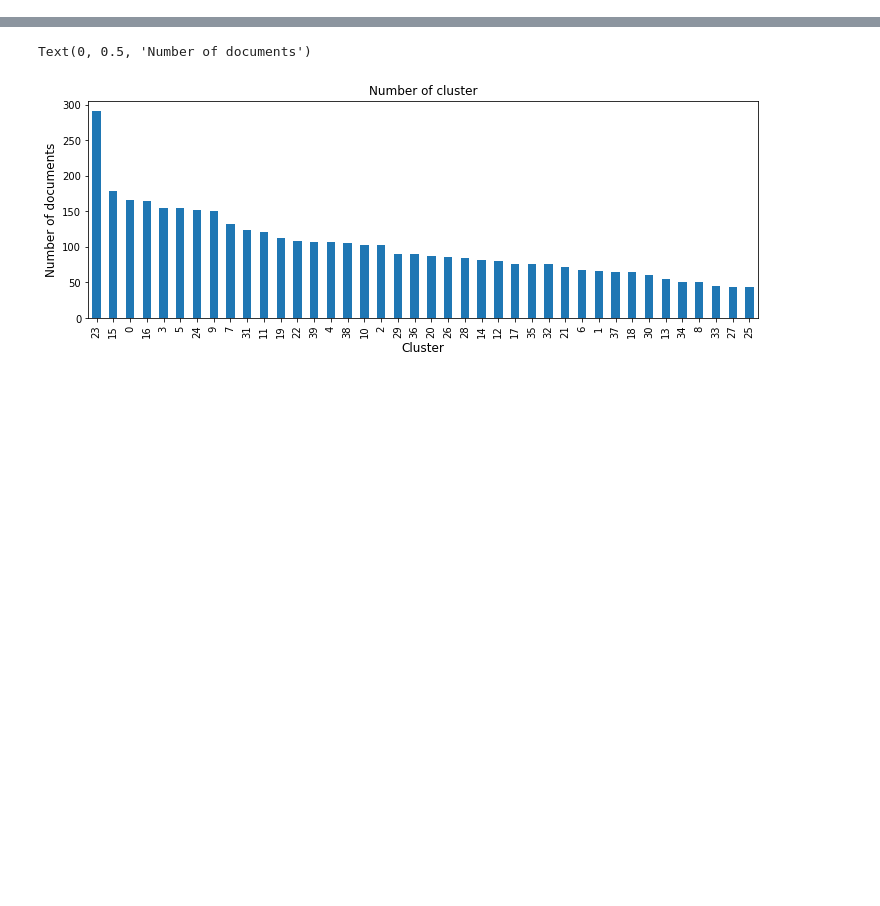
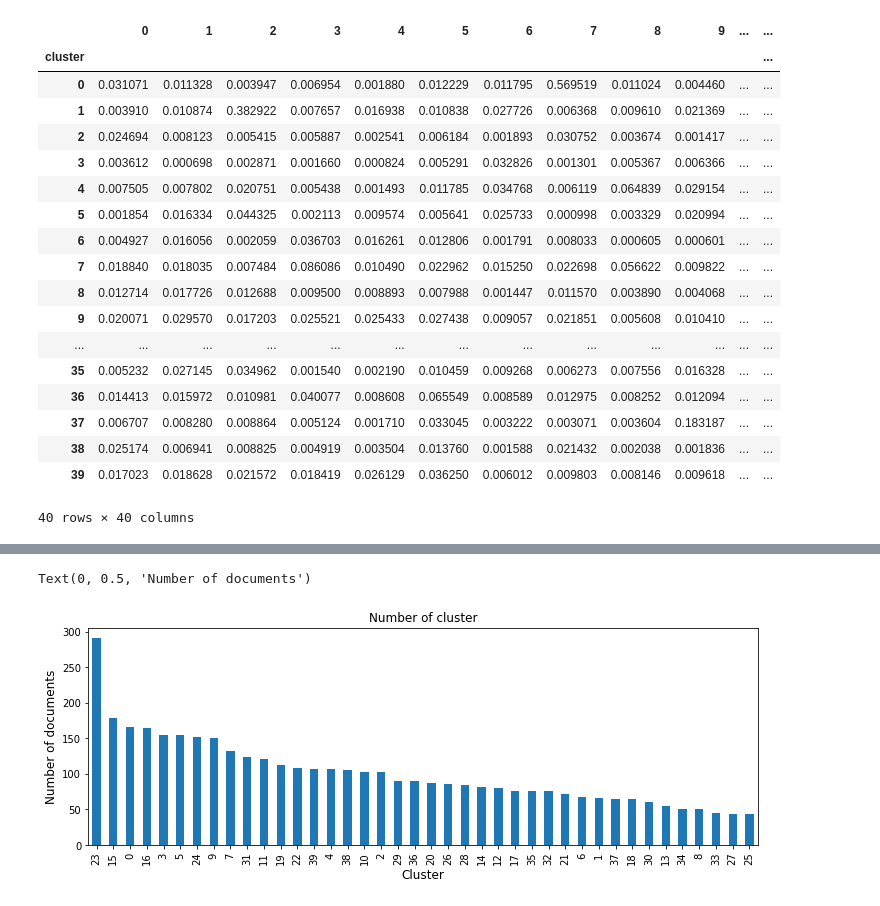
Before and after one commit to Kiminjo/Research-area-extract-from-papers, a Jupyter notebook: h_clustering.ipynb, the cells around one changed output, grey strips where cells are left out. Drawn from its saved outputs; the diff is of its cells as text; code cells hidden in the pictures; blank space fills up the shorter version.

Commit message:
cluster network

```diff
--- a/h_clustering.ipynb
+++ b/h_clustering.ipynb
@@ -26,0 +91,23 @@ possibility_vector = pd.read_csv('data/possibility_vector.csv')
+# %%
+cluster_vector = data.groupby('cluster').mean()
+cluster_vector
+# %% [output]
+|  | 0 | 1 | 2 | 3 | 4 | 5 | 6 | 7 | 8 | 9 | ... | ... |
+| cluster |  |  |  |  |  |  |  |  |  |  |  | ... |
+| 0 | 0.031071 | 0.011328 | 0.003947 | 0.006954 | 0.001880 | 0.012229 | 0.011795 | 0.569519 | 0.011024 | 0.004460 | ... | ... |
+| 1 | 0.003910 | 0.010874 | 0.382922 | 0.007657 | 0.016938 | 0.010838 | 0.027726 | 0.006368 | 0.009610 | 0.021369 | ... | ... |
+| 2 | 0.024694 | 0.008123 | 0.005415 | 0.005887 | 0.002541 | 0.006184 | 0.001893 | 0.030752 | 0.003674 | 0.001417 | ... | ... |
+| 3 | 0.003612 | 0.000698 | 0.002871 | 0.001660 | 0.000824 | 0.005291 | 0.032826 | 0.001301 | 0.005367 | 0.006366 | ... | ... |
+| 4 | 0.007505 | 0.007802 | 0.020751 | 0.005438 | 0.001493 | 0.011785 | 0.034768 | 0.006119 | 0.064839 | 0.029154 | ... | ... |
+| 5 | 0.001854 | 0.016334 | 0.044325 | 0.002113 | 0.009574 | 0.005641 | 0.025733 | 0.000998 | 0.003329 | 0.020994 | ... | ... |
+| 6 | 0.004927 | 0.016056 | 0.002059 | 0.036703 | 0.016261 | 0.012806 | 0.001791 | 0.008033 | 0.000605 | 0.000601 | ... | ... |
+| 7 | 0.018840 | 0.018035 | 0.007484 | 0.086086 | 0.010490 | 0.022962 | 0.015250 | 0.022698 | 0.056622 | 0.009822 | ... | ... |
+| 8 | 0.012714 | 0.017726 | 0.012688 | 0.009500 | 0.008893 | 0.007988 | 0.001447 | 0.011570 | 0.003890 | 0.004068 | ... | ... |
+| 9 | 0.020071 | 0.029570 | 0.017203 | 0.025521 | 0.025433 | 0.027438 | 0.009057 | 0.021851 | 0.005608 | 0.010410 | ... | ... |
+| ... | ... | ... | ... | ... | ... | ... | ... | ... | ... | ... | ... | ... |
+| 35 | 0.005232 | 0.027145 | 0.034962 | 0.001540 | 0.002190 | 0.010459 | 0.009268 | 0.006273 | 0.007556 | 0.016328 | ... | ... |
+| 36 | 0.014413 | 0.015972 | 0.010981 | 0.040077 | 0.008608 | 0.065549 | 0.008589 | 0.012975 | 0.008252 | 0.012094 | ... | ... |
+| 37 | 0.006707 | 0.008280 | 0.008864 | 0.005124 | 0.001710 | 0.033045 | 0.003222 | 0.003071 | 0.003604 | 0.183187 | ... | ... |
+| 38 | 0.025174 | 0.006941 | 0.008825 | 0.004919 | 0.003504 | 0.013760 | 0.001588 | 0.021432 | 0.002038 | 0.001836 | ... | ... |
+| 39 | 0.017023 | 0.018628 | 0.021572 | 0.018419 | 0.026129 | 0.036250 | 0.006012 | 0.009803 | 0.008146 | 0.009618 | ... | ... |
+40 rows × 40 columns
```
Also changed, not shown: parts of 24 cells of this notebook, 8 other files.
